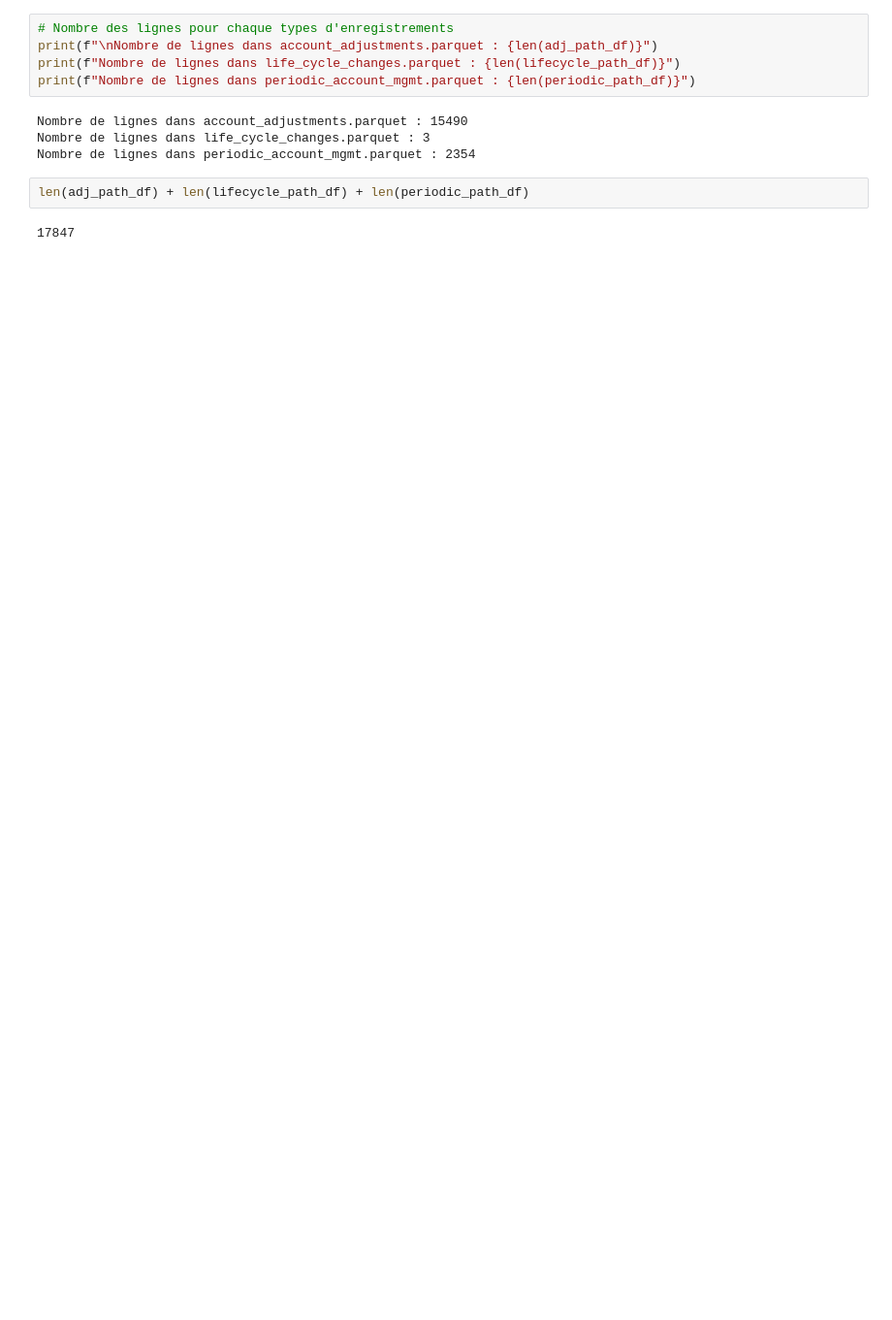
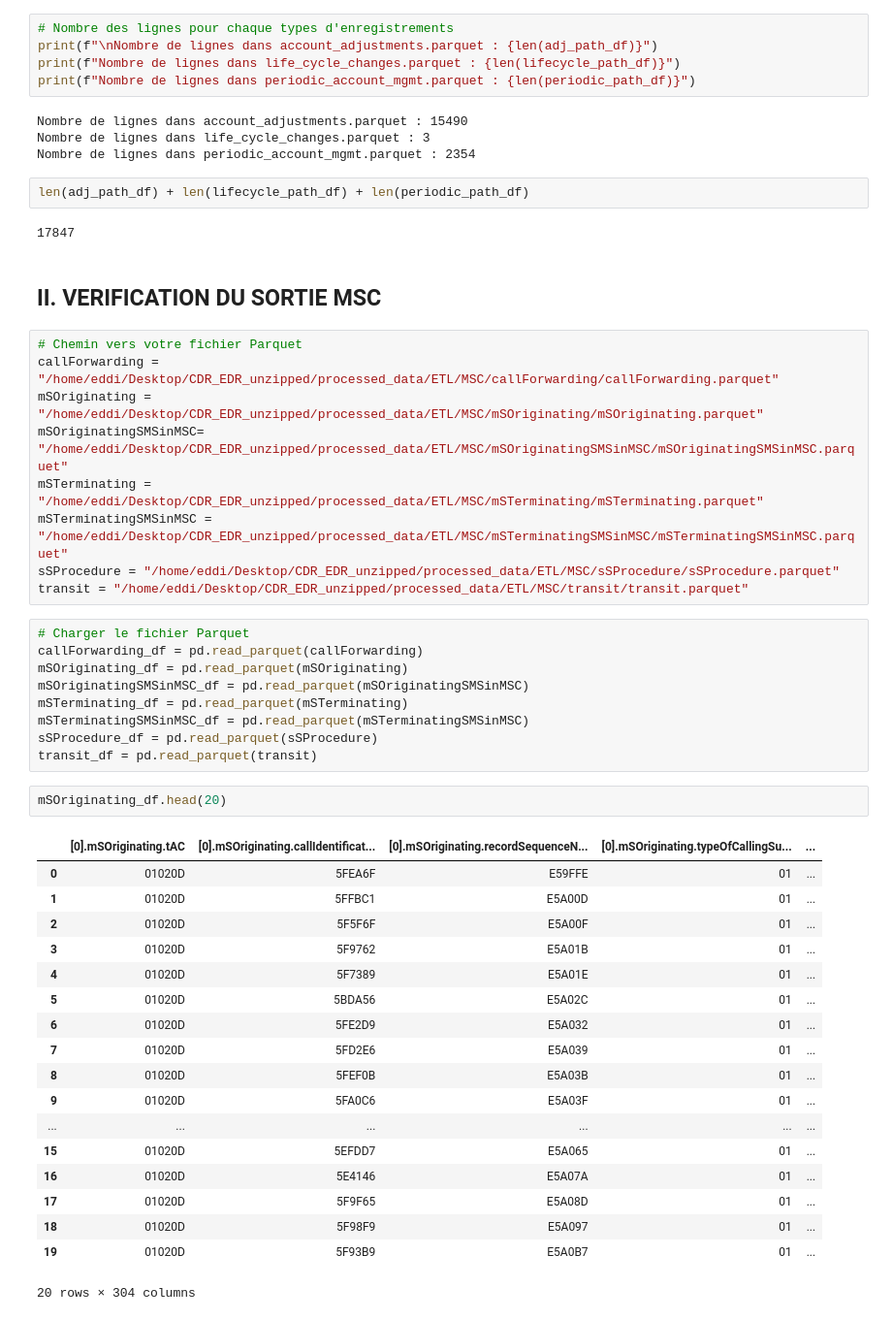
Before and after one commit to EddiRak/BAFM-IA-PROJECT, a Jupyter notebook: verification.ipynb, the cells around one changed output. Shown at 97% size. Cells and saved outputs as stored; diff of their text form; blank space fills up the shorter version.

```diff
--- a/verification.ipynb
+++ b/verification.ipynb
@@ -86,3 +52,44 @@ Nombre de lignes dans periodic_account_mgmt.parquet : 2354
 len(adj_path_df) + len(lifecycle_path_df) + len(periodic_path_df)
 # %% [output]
 17847
+# %% [markdown]
+## II. VERIFICATION DU SORTIE MSC
+# %%
+# Chemin vers votre fichier Parquet
+callForwarding = "/home/eddi/Desktop/CDR_EDR_unzipped/processed_data/ETL/MSC/callForwarding/callForwarding.parquet"
+mSOriginating = "/home/eddi/Desktop/CDR_EDR_unzipped/processed_data/ETL/MSC/mSOriginating/mSOriginating.parquet"
+mSOriginatingSMSinMSC= "/home/eddi/Desktop/CDR_EDR_unzipped/processed_data/ETL/MSC/mSOriginatingSMSinMSC/mSOriginatingSMSinMSC.parquet"
+mSTerminating = "/home/eddi/Desktop/CDR_EDR_unzipped/processed_data/ETL/MSC/mSTerminating/mSTerminating.parquet"
+mSTerminatingSMSinMSC = "/home/eddi/Desktop/CDR_EDR_unzipped/processed_data/ETL/MSC/mSTerminatingSMSinMSC/mSTerminatingSMSinMSC.parquet"
+sSProcedure = "/home/eddi/Desktop/CDR_EDR_unzipped/processed_data/ETL/MSC/sSProcedure/sSProcedure.parquet"
+transit = "/home/eddi/Desktop/CDR_EDR_unzipped/processed_data/ETL/MSC/transit/transit.parquet"
+# %%
+# Charger le fichier Parquet
+callForwarding_df = pd.read_parquet(callForwarding)
+mSOriginating_df = pd.read_parquet(mSOriginating)
+mSOriginatingSMSinMSC_df = pd.read_parquet(mSOriginatingSMSinMSC)
+mSTerminating_df = pd.read_parquet(mSTerminating)
+mSTerminatingSMSinMSC_df = pd.read_parquet(mSTerminatingSMSinMSC)
+sSProcedure_df = pd.read_parquet(sSProcedure)
+transit_df = pd.read_parquet(transit)
+# %%
+mSOriginating_df.head(20)
+# %% [output]
+|  | [0].mSOriginating.tAC | [0].mSOriginating.callIdentificat... | [0].mSOriginating.recordSequenceN... | [0].mSOriginating.typeOfCallingSu... | ... |
+| 0 | 01020D | 5FEA6F | E59FFE | 01 | ... |
+| 1 | 01020D | 5FFBC1 | E5A00D | 01 | ... |
+| 2 | 01020D | 5F5F6F | E5A00F | 01 | ... |
+| 3 | 01020D | 5F9762 | E5A01B | 01 | ... |
+| 4 | 01020D | 5F7389 | E5A01E | 01 | ... |
+| 5 | 01020D | 5BDA56 | E5A02C | 01 | ... |
+| 6 | 01020D | 5FE2D9 | E5A032 | 01 | ... |
+| 7 | 01020D | 5FD2E6 | E5A039 | 01 | ... |
+| 8 | 01020D | 5FEF0B | E5A03B | 01 | ... |
+| 9 | 01020D | 5FA0C6 | E5A03F | 01 | ... |
+| ... | ... | ... | ... | ... | ... |
+| 15 | 01020D | 5EFDD7 | E5A065 | 01 | ... |
+| 16 | 01020D | 5E4146 | E5A07A | 01 | ... |
+| 17 | 01020D | 5F9F65 | E5A08D | 01 | ... |
+| 18 | 01020D | 5F98F9 | E5A097 | 01 | ... |
+| 19 | 01020D | 5F93B9 | E5A0B7 | 01 | ... |
+20 rows × 304 columns
```
Also changed, not shown: parts of 17 cells of this notebook, 8 other files.
